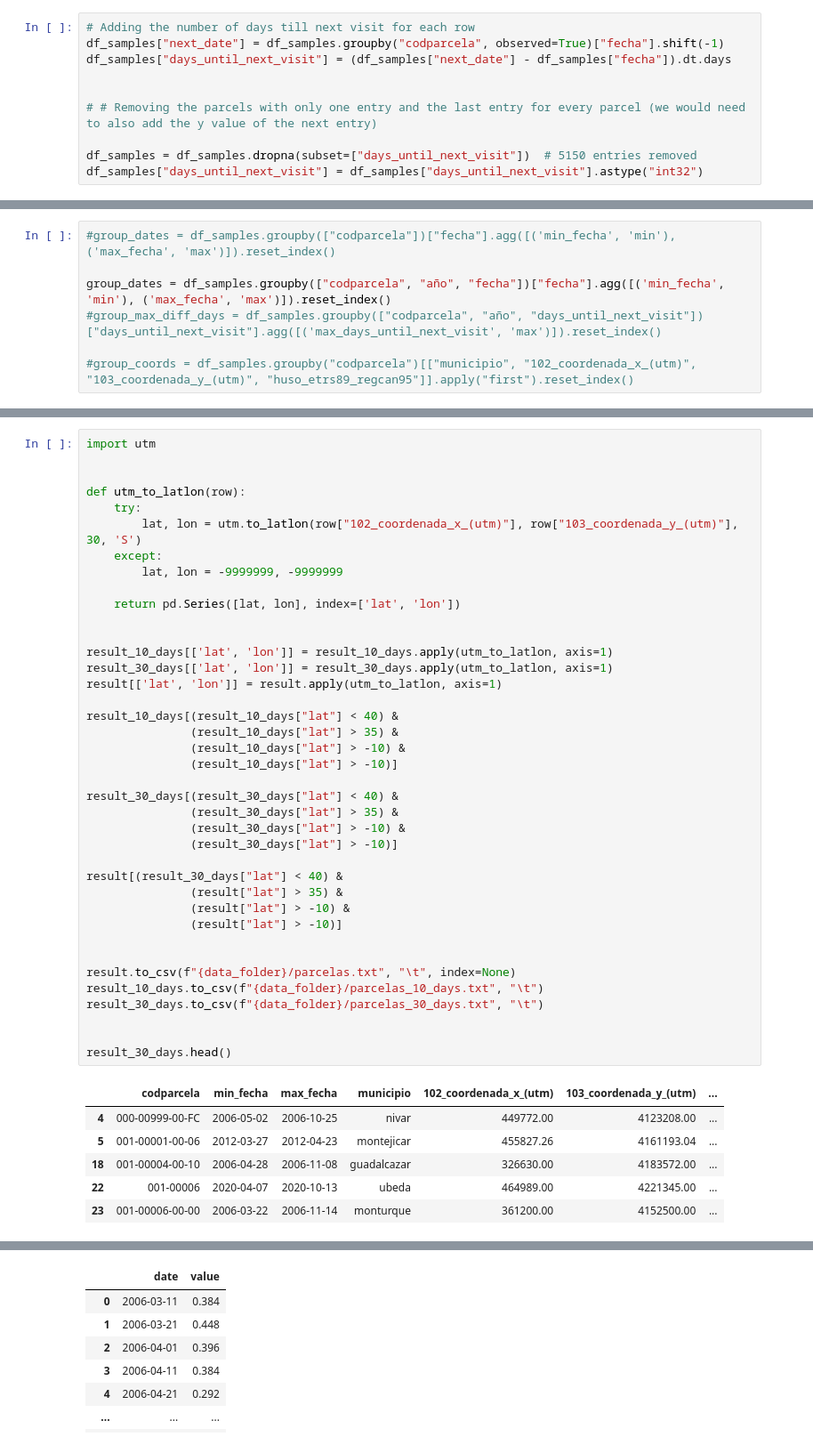
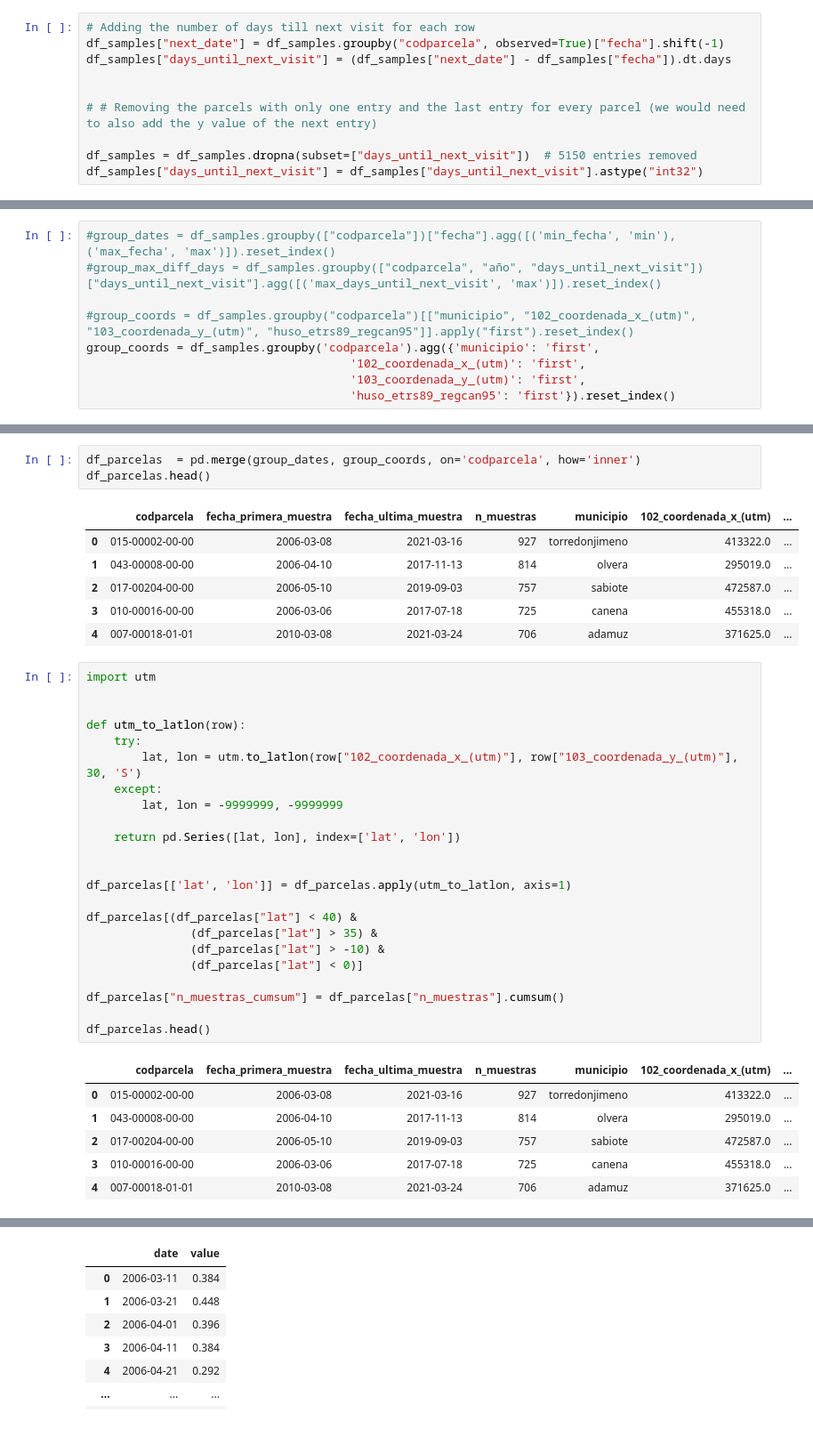
Before and after one commit to Zrive/zrive-ds-4q23-olive, a Jupyter notebook: src/reduce_n_parcelas.ipynb, the cells around one changed output, grey strips where cells are left out. Shown at 89% size. Saved outputs shown, nothing was run; the diff lists cells and outputs as text.

```diff
--- a/src/reduce_n_parcelas.ipynb
+++ b/src/reduce_n_parcelas.ipynb
@@ -48 +57,10 @@ df_samples["days_until_next_visit"] = df_samples["days_until_next_visit"].astype
+# %%
+#group_dates = df_samples.groupby(["codparcela"])["fecha"].agg([('min_fecha', 'min'), ('max_fecha', 'max')]).reset_index()
+#group_max_diff_days = df_samples.groupby(["codparcela", "año", "days_until_next_visit"])["days_until_next_visit"].agg([('max_days_until_next_visit', 'max')]).reset_index()
+
+#group_coords = df_samples.groupby("codparcela")[["municipio", "102_coordenada_x_(utm)", "103_coordenada_y_(utm)", "huso_etrs89_regcan95"]].apply("first").reset_index()
+group_coords = df_samples.groupby('codparcela').agg({'municipio': 'first',
+                                      '102_coordenada_x_(utm)': 'first',
+                                      '103_coordenada_y_(utm)': 'first',
+                                      'huso_etrs89_regcan95': 'first'}).reset_index()
 # %%
@@ -74,7 +74,0 @@ plt.xlim(1, 30)
-# %%
-#group_dates = df_samples.groupby(["codparcela"])["fecha"].agg([('min_fecha', 'min'), ('max_fecha', 'max')]).reset_index()
-
-group_dates = df_samples.groupby(["codparcela", "año", "fecha"])["fecha"].agg([('min_fecha', 'min'), ('max_fecha', 'max')]).reset_index()
-#group_max_diff_days = df_samples.groupby(["codparcela", "año", "days_until_next_visit"])["days_until_next_visit"].agg([('max_days_until_next_visit', 'max')]).reset_index()
-
-#group_coords = df_samples.groupby("codparcela")[["municipio", "102_coordenada_x_(utm)", "103_coordenada_y_(utm)", "huso_etrs89_regcan95"]].apply("first").reset_index()
@@ -118,46 +75,40 @@ result.head()
+# %%
+df_parcelas  = pd.merge(group_dates, group_coords, on='codparcela', how='inner')
+df_parcelas.head()
+# %% [output]
+|  | codparcela | fecha_primera_muestra | fecha_ultima_muestra | n_muestras | municipio | 102_coordenada_x_(utm) | ... |
+| 0 | 015-00002-00-00 | 2006-03-08 | 2021-03-16 | 927 | torredonjimeno | 413322.0 | ... |
+| 1 | 043-00008-00-00 | 2006-04-10 | 2017-11-13 | 814 | olvera | 295019.0 | ... |
+| 2 | 017-00204-00-00 | 2006-05-10 | 2019-09-03 | 757 | sabiote | 472587.0 | ... |
+| 3 | 010-00016-00-00 | 2006-03-06 | 2017-07-18 | 725 | canena | 455318.0 | ... |
+| 4 | 007-00018-01-01 | 2010-03-08 | 2021-03-24 | 706 | adamuz | 371625.0 | ... |
 # %%
 import utm
 
 
 def utm_to_latlon(row):
     try:
         lat, lon = utm.to_latlon(row["102_coordenada_x_(utm)"], row["103_coordenada_y_(utm)"], 30, 'S')
     except:
         lat, lon = -9999999, -9999999
 
     return pd.Series([lat, lon], index=['lat', 'lon'])
 
 
-result_10_days[['lat', 'lon']] = result_10_days.apply(utm_to_latlon, axis=1)
-result_30_days[['lat', 'lon']] = result_30_days.apply(utm_to_latlon, axis=1)
-result[['lat', 'lon']] = result.apply(utm_to_latlon, axis=1)
+df_parcelas[['lat', 'lon']] = df_parcelas.apply(utm_to_latlon, axis=1)
 
-result_10_days[(result_10_days["lat"] < 40) &
-               (result_10_days["lat"] > 35) &
-               (result_10_days["lat"] > -10) &
-               (result_10_days["lat"] > -10)]
+df_parcelas[(df_parcelas["lat"] < 40) &
+               (df_parcelas["lat"] > 35) &
+               (df_parcelas["lat"] > -10) &
+               (df_parcelas["lat"] < 0)]
 
-result_30_days[(result_30_days["lat"] < 40) &
-               (result_30_days["lat"] > 35) &
-               (result_30_days["lat"] > -10) &
-               (result_30_days["lat"] > -10)]
+df_parcelas["n_muestras_cumsum"] = df_parcelas["n_muestras"].cumsum()
 
-result[(result_30_days["lat"] < 40) &
-               (result["lat"] > 35) &
-               (result["lat"] > -10) &
-               (result["lat"] > -10)]
-
-
-result.to_csv(f"{data_folder}/parcelas.txt", "\t", index=None)
-result_10_days.to_csv(f"{data_folder}/parcelas_10_days.txt", "\t")
-result_30_days.to_csv(f"{data_folder}/parcelas_30_days.txt", "\t")
-
-
-result_30_days.head()
+df_parcelas.head()
 # %% [output]
-|  | codparcela | min_fecha | max_fecha | municipio | 102_coordenada_x_(utm) | 103_coordenada_y_(utm) | ... |
-| 4 | 000-00999-00-FC | 2006-05-02 | 2006-10-25 | nivar | 449772.00 | 4123208.00 | ... |
-| 5 | 001-00001-00-06 | 2012-03-27 | 2012-04-23 | montejicar | 455827.26 | 4161193.04 | ... |
-| 18 | 001-00004-00-10 | 2006-04-28 | 2006-11-08 | guadalcazar | 326630.00 | 4183572.00 | ... |
-| 22 | 001-00006 | 2020-04-07 | 2020-10-13 | ubeda | 464989.00 | 4221345.00 | ... |
-| 23 | 001-00006-00-00 | 2006-03-22 | 2006-11-14 | monturque | 361200.00 | 4152500.00 | ... |
+|  | codparcela | fecha_primera_muestra | fecha_ultima_muestra | n_muestras | municipio | 102_coordenada_x_(utm) | ... |
+| 0 | 015-00002-00-00 | 2006-03-08 | 2021-03-16 | 927 | torredonjimeno | 413322.0 | ... |
+| 1 | 043-00008-00-00 | 2006-04-10 | 2017-11-13 | 814 | olvera | 295019.0 | ... |
+| 2 | 017-00204-00-00 | 2006-05-10 | 2019-09-03 | 757 | sabiote | 472587.0 | ... |
+| 3 | 010-00016-00-00 | 2006-03-06 | 2017-07-18 | 725 | canena | 455318.0 | ... |
+| 4 | 007-00018-01-01 | 2010-03-08 | 2021-03-24 | 706 | adamuz | 371625.0 | ... |
```
Also changed, not shown: parts of 18 cells of this notebook, 13 other files.
